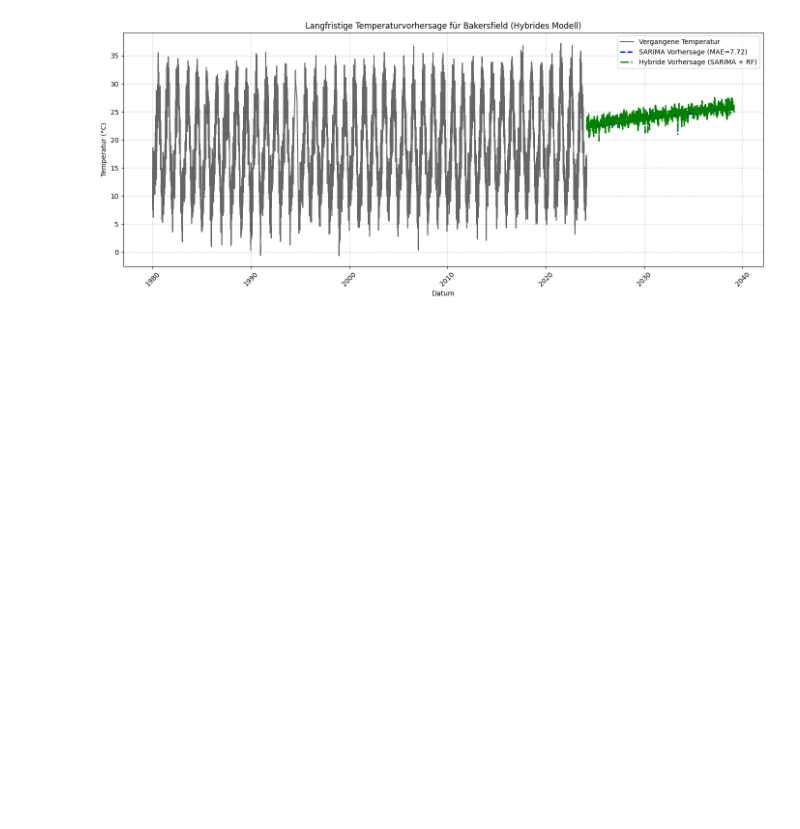
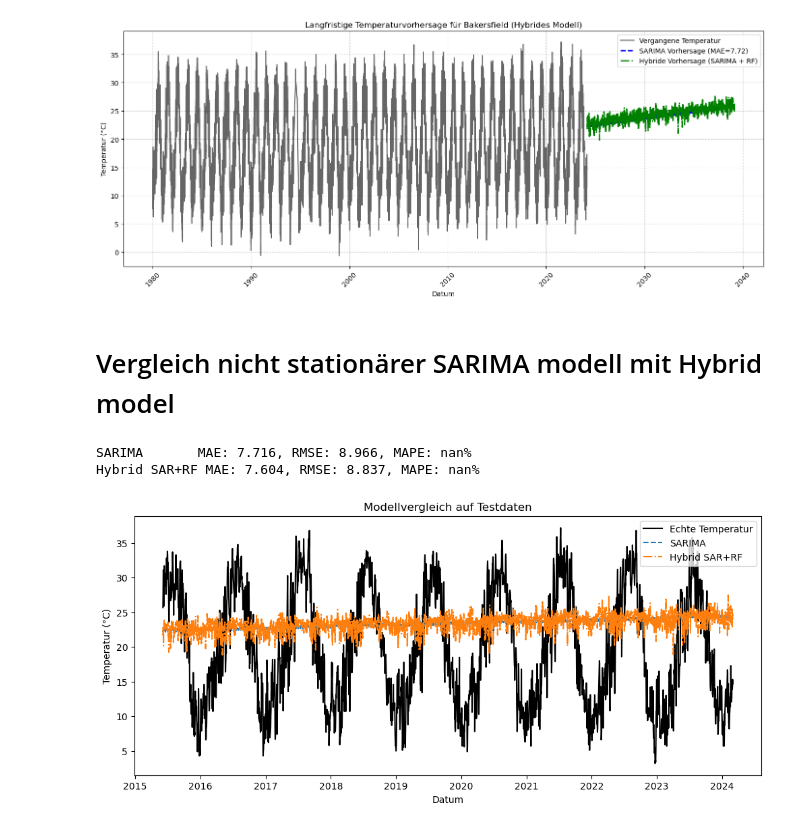
Before and after one commit to gurkewasser/spz_mc, a Jupyter notebook: main_spz.ipynb, the cells around one changed output. Saved outputs shown, nothing was run; the diff lists cells and outputs as text; code cells hidden in the pictures; blank space fills up the shorter version.

Commit message:
vergleich SARIMA nicht stationär mit hybrid modell

```diff
--- a/main_spz.ipynb
+++ b/main_spz.ipynb
@@ -1903,3 +1903,50 @@ plt.tight_layout()
 plt.show()
 # %% [output]
 [figure]
+# %% [markdown]
+# Vergleich nicht stationärer SARIMA modell mit Hybrid model
+# %%
+# 1) SARIMA-Vorhersage auf Testdaten
+sarima_test_forecast = sarima_result.forecast(steps=len(test))
+
+# 2) Hybrid-Vorhersage auf Testdaten
+#    – SARIMA-Forecast plus RF-Residuen-Forecast derselben Länge
+sarima_part = sarima_result.forecast(steps=len(test))
+#    Für die RF-Residuen braucht es Input-Features für denselben Zeitraum:
+features_test = features.iloc[train_size:train_size+len(test)]
+rf_resid_test = rf_model.predict(features_test)
+hybrid_test_forecast = sarima_part + rf_resid_test
+
+# 3) Kennzahlen berechnen
+def mape(y_true, y_pred):
+    return np.mean(np.abs((y_true - y_pred) / y_true)) * 100
+
+# SARIMA
+sarima_mae  = mean_absolute_error(test, sarima_test_forecast)
+sarima_rmse = np.sqrt(mean_squared_error(test, sarima_test_forecast))
+sarima_mape = mape(test, sarima_test_forecast)
+
+# Hybrid
+hybrid_mae  = mean_absolute_error(test, hybrid_test_forecast)
+hybrid_rmse = np.sqrt(mean_squared_error(test, hybrid_test_forecast))
+hybrid_mape = mape(test, hybrid_test_forecast)
+
+print("SARIMA       MAE: {:.3f}, RMSE: {:.3f}, MAPE: {:.2f}%".format(
+    sarima_mae, sarima_rmse, sarima_mape))
+print("Hybrid SAR+RF MAE: {:.3f}, RMSE: {:.3f}, MAPE: {:.2f}%".format(
+    hybrid_mae, hybrid_rmse, hybrid_mape))
+# %% [output]
+SARIMA       MAE: 7.716, RMSE: 8.966, MAPE: nan%
+Hybrid SAR+RF MAE: 7.604, RMSE: 8.837, MAPE: nan%
+# %%
+plt.figure(figsize=(12,5))
+plt.plot(test.index,      test,                label="Echte Temperatur", color="black")
+plt.plot(test.index,      sarima_test_forecast, label="SARIMA",          linestyle="--")
+plt.plot(test.index,      hybrid_test_forecast, label="Hybrid SAR+RF",    linestyle="-.")
+plt.legend()
+plt.xlabel("Datum")
+plt.ylabel("Temperatur (°C)")
+plt.title("Modellvergleich auf Testdaten")
+plt.show()
+# %% [output]
+[figure, added]
```
Also changed, not shown: parts of 12 cells of this notebook.
